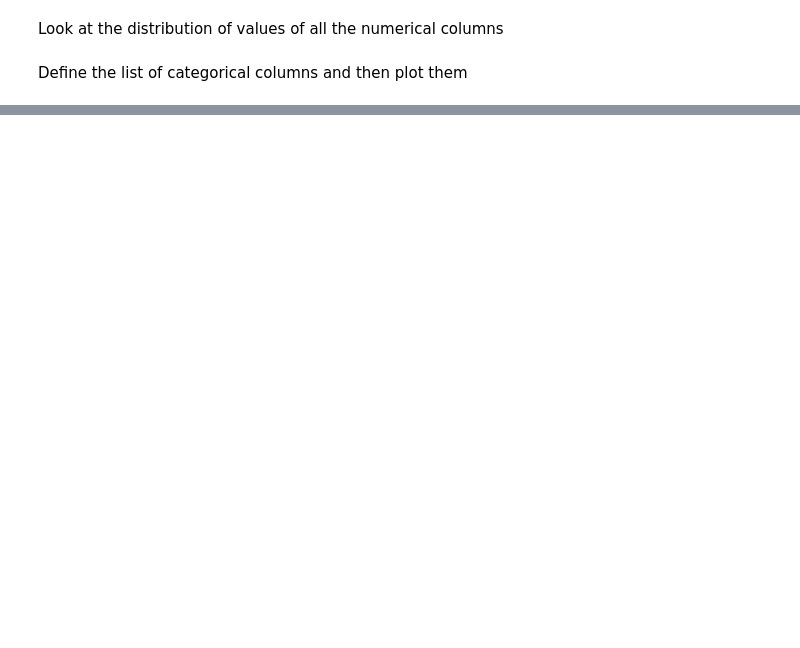
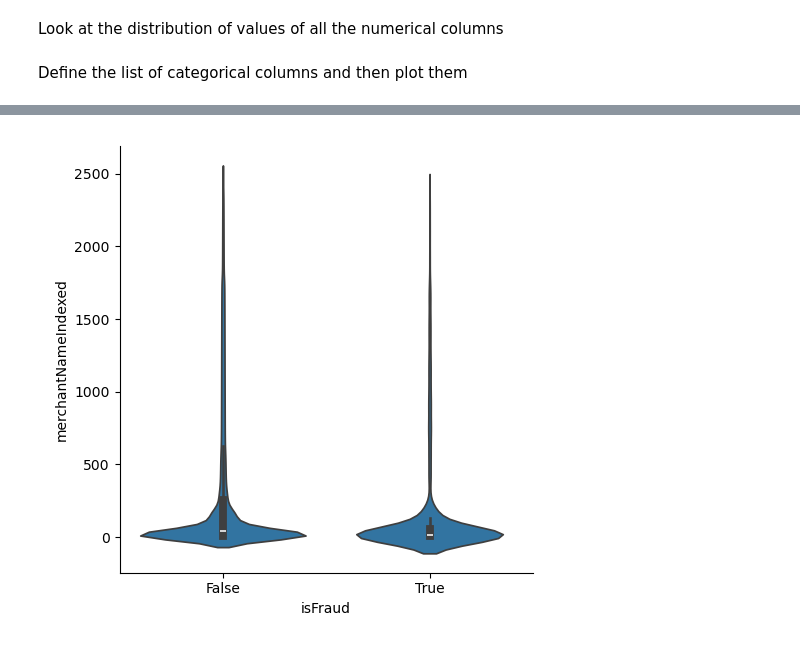
Before and after one commit to MangledPotat0/fraud_detection_practice, a Jupyter notebook: serverfiles/main.ipynb, the cells around one changed output, grey strips where cells are left out. Saved outputs shown, nothing was run; the diff lists cells and outputs as text; code cells hidden in the pictures; blank space fills up the shorter version.

```diff
--- a/serverfiles/main.ipynb
+++ b/serverfiles/main.ipynb
@@ -31,0 +72,4 @@ for col in categorical_cols:
+# %%
+Image(filename="figures/merchantNameIndexed_violinplot_by_isFraud.png")
+# %% [output]
+[figure, added]
```
Also changed, not shown: parts of 18 cells of this notebook, 1 other file.
